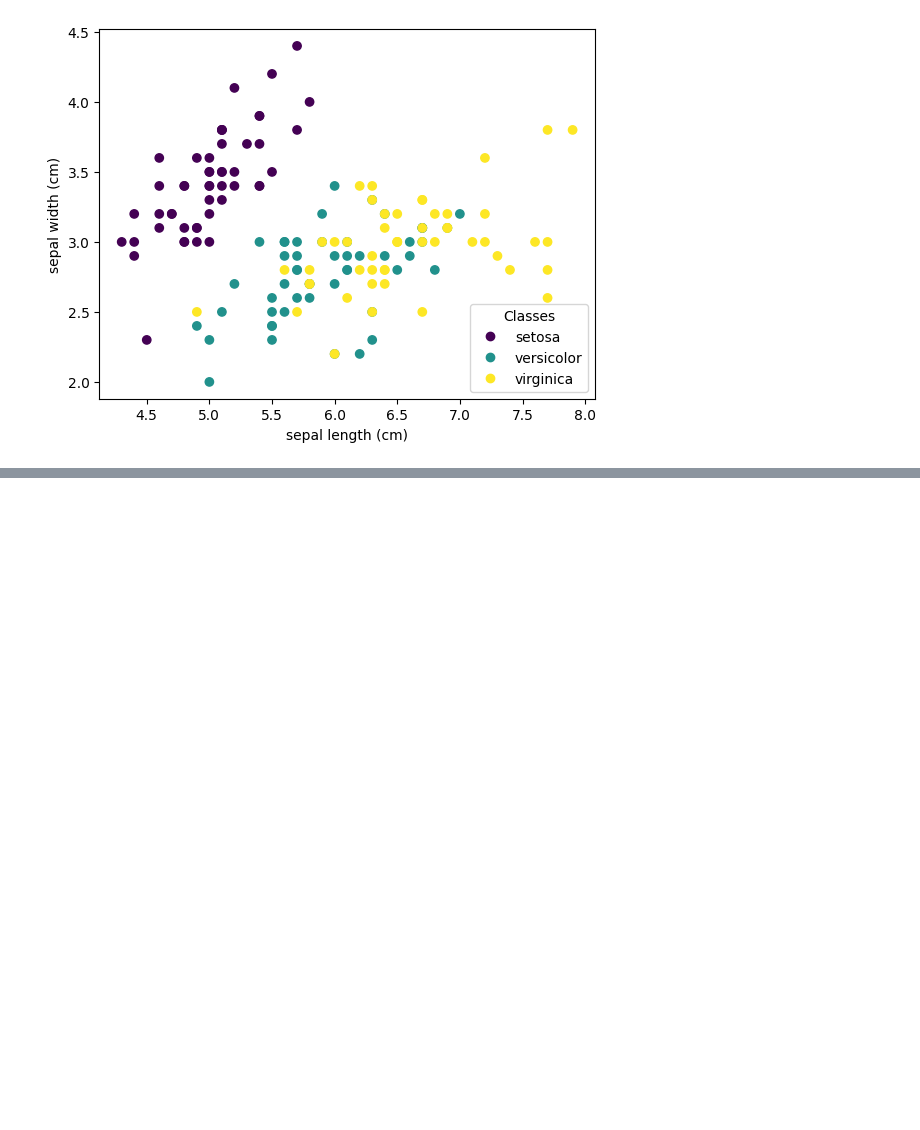
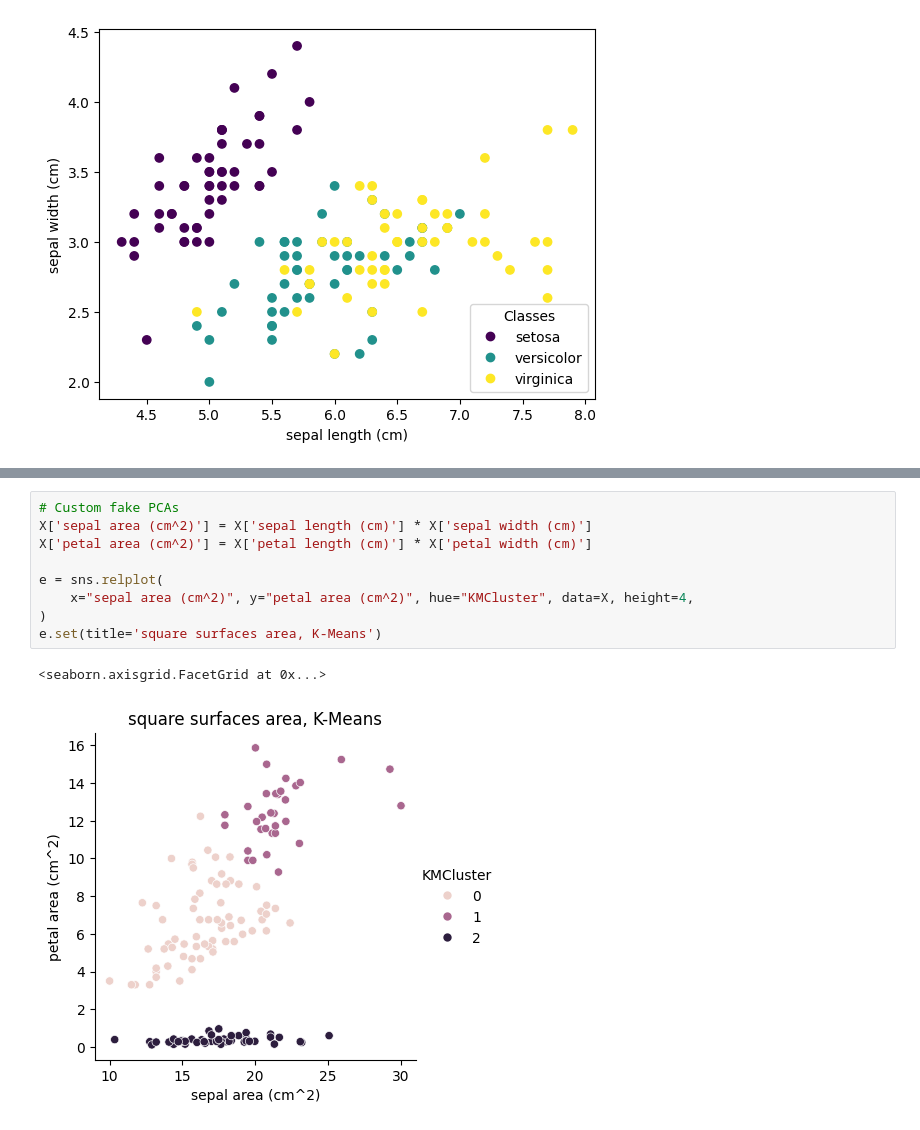
Before and after one commit to York-Solutions-B2E/andrew-york-exercises, a Jupyter notebook: Assignments/cluster_pca.ipynb, the cells around one changed output, grey strips where cells are left out. Drawn from its saved outputs; the diff is of its cells as text; blank space fills up the shorter version.

```diff
--- a/Assignments/cluster_pca.ipynb
+++ b/Assignments/cluster_pca.ipynb
@@ -118,0 +137,12 @@ sns.relplot(
+# %%
+# Custom fake PCAs
+X['sepal area (cm^2)'] = X['sepal length (cm)'] * X['sepal width (cm)']
+X['petal area (cm^2)'] = X['petal length (cm)'] * X['petal width (cm)']
+
+e = sns.relplot(
+    x="sepal area (cm^2)", y="petal area (cm^2)", hue="KMCluster", data=X, height=4,
+)
+e.set(title='square surfaces area, K-Means')
+# %% [output]
+<seaborn.axisgrid.FacetGrid at 0x...>
+[figure, added]
```
Also changed, not shown: parts of 11 cells of this notebook, 1 other file.
